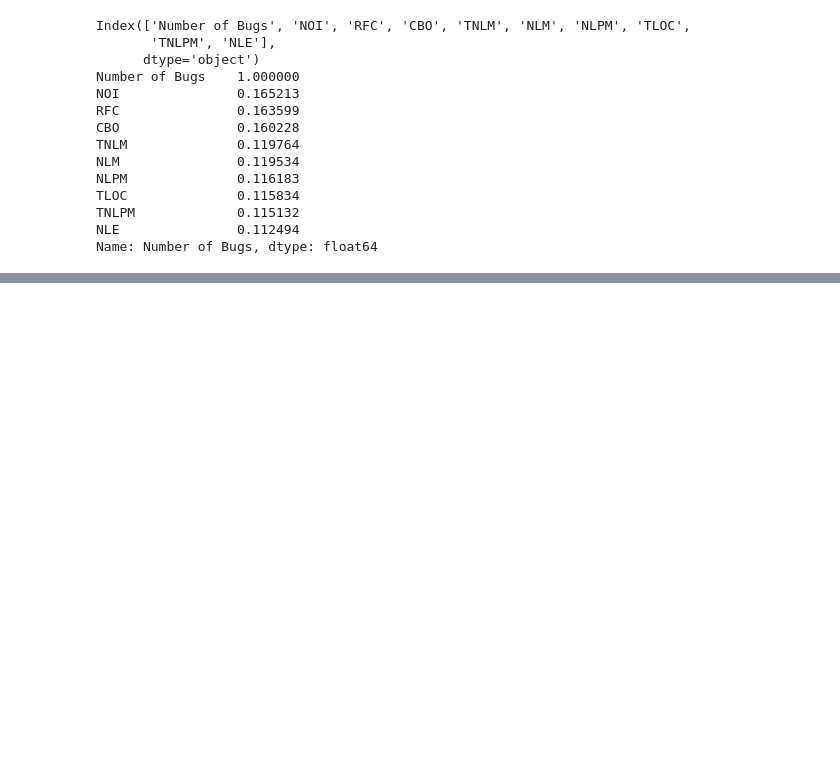
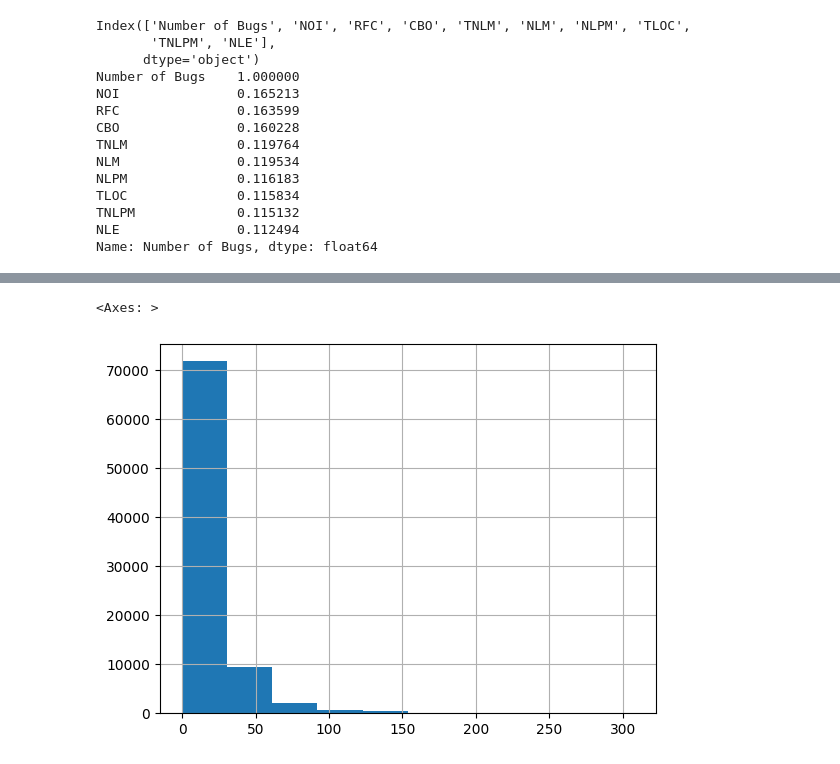
Before and after one commit to hr-vasquez/bug-detection, a Jupyter notebook: data_exploration.ipynb.ipynb, the cells around one changed output, grey strips where cells are left out. Cells and saved outputs as stored; diff of their text form; code cells hidden in the pictures; blank space fills up the shorter version.

```diff
--- a/data_exploration.ipynb.ipynb
+++ b/data_exploration.ipynb.ipynb
@@ -304,0 +393,5 @@ Name: Number of Bugs, dtype: float64
+# %%
+df2['CBO'].hist() # Coupling Between Object classes
+# %% [output]
+<Axes: >
+[figure, added]
```
Also changed, not shown: parts of 31 cells of this notebook, 27 other files.
